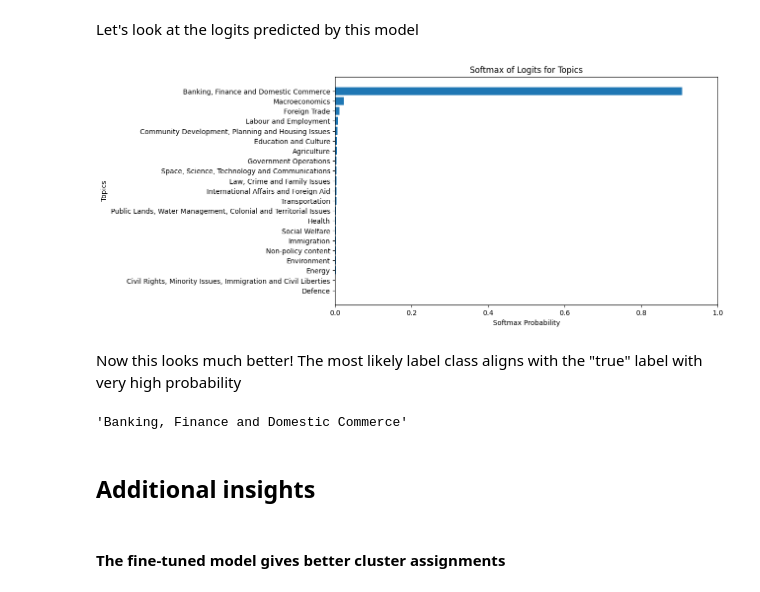
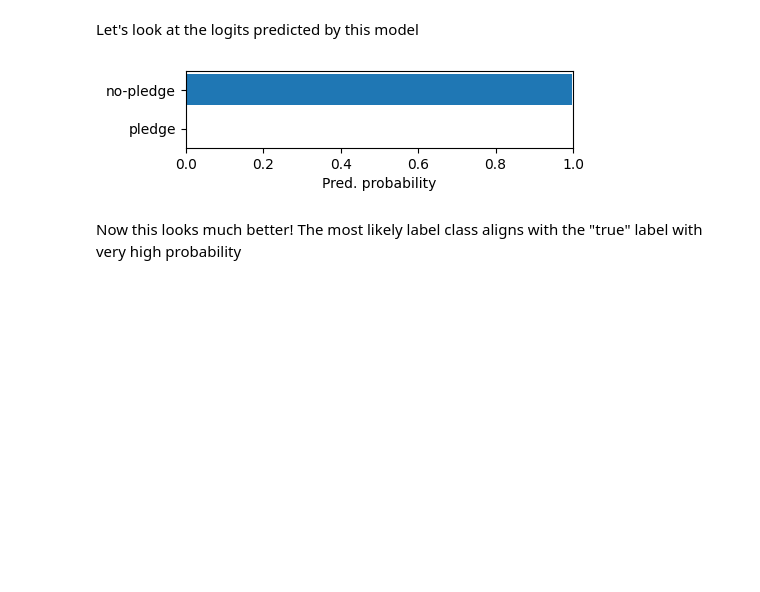
Before and after one commit to haukelicht/dia_cta_course, a Jupyter notebook: notebooks/block2/day1/finetuning_logic_illustrated.ipynb, the cells around one changed output. Saved outputs shown, nothing was run; the diff lists cells and outputs as text; code cells hidden in the pictures; blank space fills up the shorter version.

```diff
--- a/notebooks/block2/day1/finetuning_logic_illustrated.ipynb
+++ b/notebooks/block2/day1/finetuning_logic_illustrated.ipynb
@@ -57,3 +46,7 @@ data_path = Path(data_path)
+# %%
+base_path = Path("/content/advanced_text_analysis/" if COLAB else "../../../")
+data_path = base_path / "data" / "labeled" / "fornaciari_we_2021"
+models_path = base_path / "models"
 # %%
 SOURCE_MODEL_NAME = 'roberta-base'
-# FINETUNED_MODEL_NAME = 'poltextlab/xlm-roberta-large-english-parlspeech-cap-v3'
+FINETUNED_MODEL_NAME = models_path / "roberta-base-pledge-binary"
@@ -261,34 +245,25 @@ Let's look at the logits predicted by this model
 # %%
 # get the logits for the first text
 # NOTE: we are reusing `text` defined above (`text = examples.text.values[0]`)
 
 inputs = tokenizer(text, return_tensors='pt')
 with torch.no_grad():
     outputs = model(**inputs.to(model.device))
 logits = outputs.logits.cpu().detach().numpy()[0]
 
 # Apply softmax to logits and sort by probability
 probs_finetuned = F.softmax(torch.tensor(logits), dim=0).numpy()
 probs_finetuned_dict = dict(zip(label2id.keys(), probs_finetuned))
 probs_finetuned_dict = dict(sorted(probs_finetuned_dict.items(), key=lambda item: item[1]))
 
 # Plot the softmax logits as a bar plot
-plt.figure(figsize=(10, 6))
+plt.figure(figsize=(5, 1))
 plt.barh(list(probs_finetuned_dict.keys()), list(probs_finetuned_dict.values()))
-plt.xlabel('Softmax Probability')
+plt.xlabel('Pred. probability')
 plt.xlim(0, 1)
-plt.ylabel('Topics')
-plt.title('Softmax of Logits for Topics')
+plt.ylabel('')
 plt.show()
 # %% [output]
-[figure, old version]
+[figure, new version]
 # %% [markdown]
 Now this looks much better! The most likely label class aligns with the "true" label with very high probability
-# %%
-true_label
-# %% [output]
-'Banking, Finance and Domestic Commerce'
-# %% [markdown]
-## Additional insights
-# %% [markdown]
-#### The fine-tuned model gives better cluster assignments
```
Also changed, not shown: parts of 22 cells of this notebook, 3 other files.
